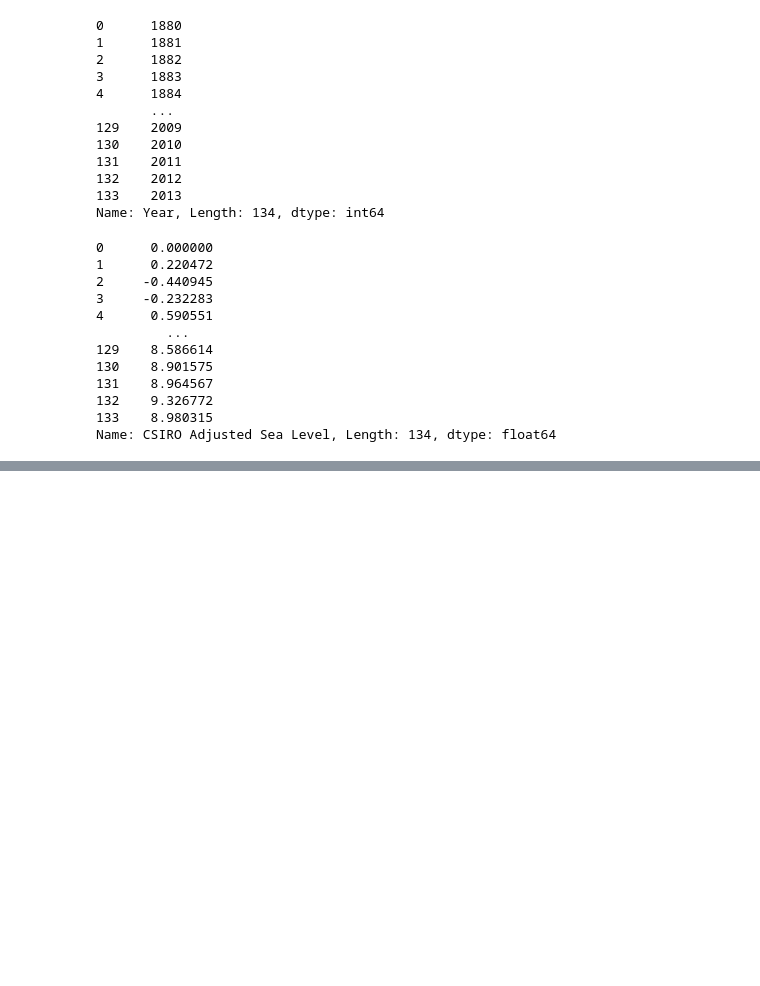
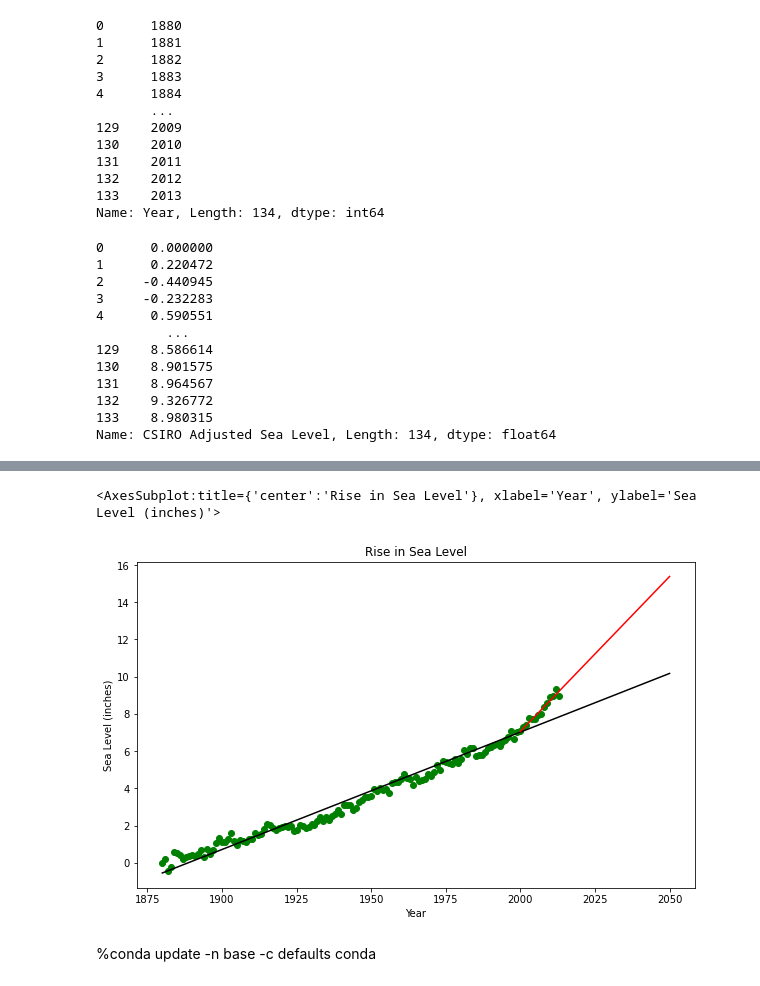
Before and after one commit to Daviedavie100/fcodecamp, a Jupyter notebook: boilerplate_sea_level_predictor.ipynb, the cells around one changed output, grey strips where cells are left out. Saved outputs shown, nothing was run; the diff lists cells and outputs as text; code cells hidden in the pictures; blank space fills up the shorter version.

```diff
--- a/boilerplate_sea_level_predictor.ipynb
+++ b/boilerplate_sea_level_predictor.ipynb
@@ -157,38 +219,42 @@ from scipy.stats import linregress
 
 def draw_plot():
   # Read data from file
-  df = pd.read_csv('epa-sea-level.csv')
+  df = pd.read_csv('C:/Users/Davie/Documents/GitHub/freeCodeCamp/data/epa-sea-level.csv')
 
   #define data
   x = df['Year']
   y = df['CSIRO Adjusted Sea Level']
 
   # Create scatter plot
-  fig, ax = plt.subplots()
-  plt.scatter(x, y)
+  fig, ax = plt.subplots(figsize=(10,6))
+  plt.scatter(x, y, color='green')
 
   # Get slope, intercept from linregress
   res = linregress(x, y)
 
   # Create first line of best fit
   x_pred = pd.Series([i for i in range(1880, 2051)])
   y_pred = res.intercept + res.slope * x_pred
-  plt.plot(x_pred, y_pred, color="r")
+  plt.plot(x_pred, y_pred, color="black")
 
   # Create second line of best fit
   df_2000 = df.loc[df['Year'] >= 2000]
   x_2000 = df_2000['Year']
   y_2000 = df_2000['CSIRO Adjusted Sea Level']
   res_2000 = linregress(x_2000, y_2000)
   x_pred2000 = pd.Series([i for i in range(2000, 2051)])
   y_pred2000 = res_2000.intercept + res_2000.slope * x_pred2000
-  plt.plot(x_pred2000, y_pred2000, color="r")
+  plt.plot(x_pred2000, y_pred2000, color="red")
 
   # Add labels and title
   plt.title('Rise in Sea Level')
   plt.xlabel('Year')
   plt.ylabel('Sea Level (inches)')
 
   # Save plot and return data for testing (DO NOT MODIFY)
   plt.savefig('sea_level_plot.png')
   return plt.gca()
+draw_plot();
+# %% [output]
+<AxesSubplot:title={'center':'Rise in Sea Level'}, xlabel='Year', ylabel='Sea Level (inches)'>
+[figure, added]
@@ -196,0 +261,2 @@ conda update -n base -c defaults conda
+# %% [markdown]
+%conda update -n base -c defaults conda
```
Also changed, not shown: parts of 11 cells of this notebook, 2 other files.
